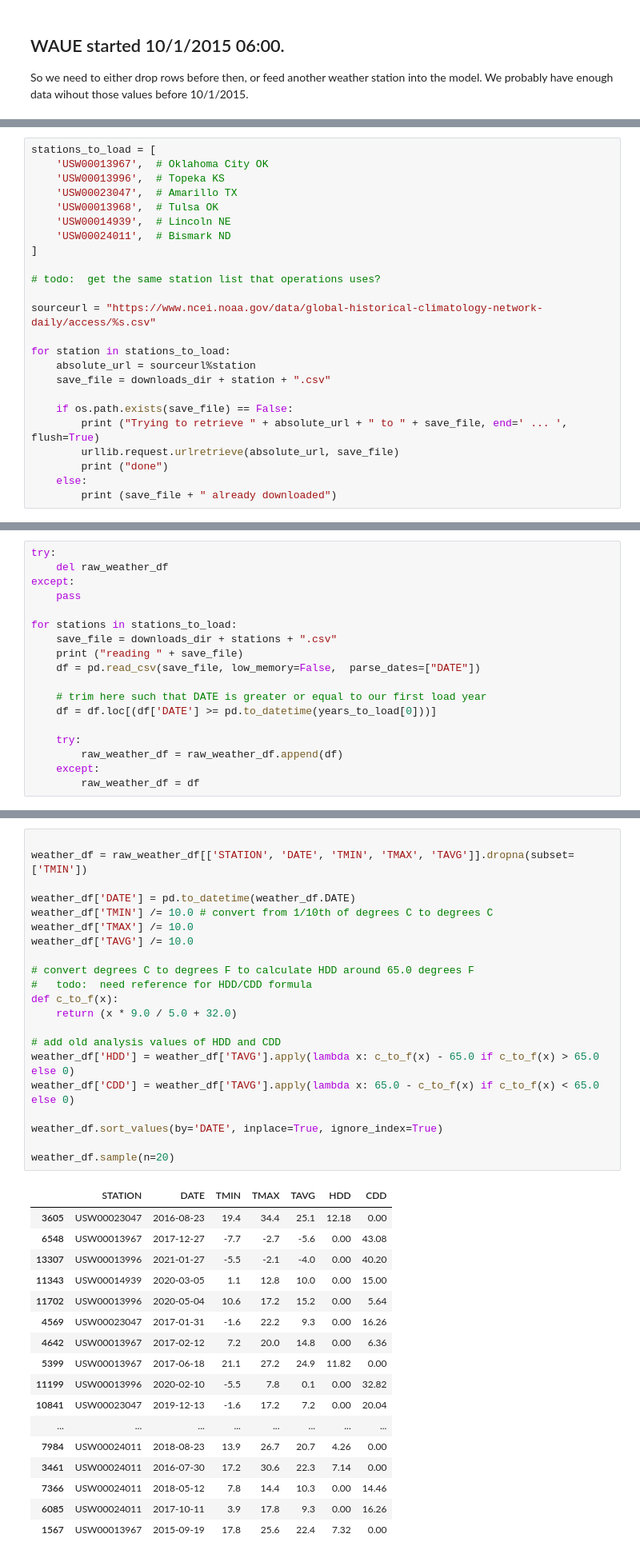
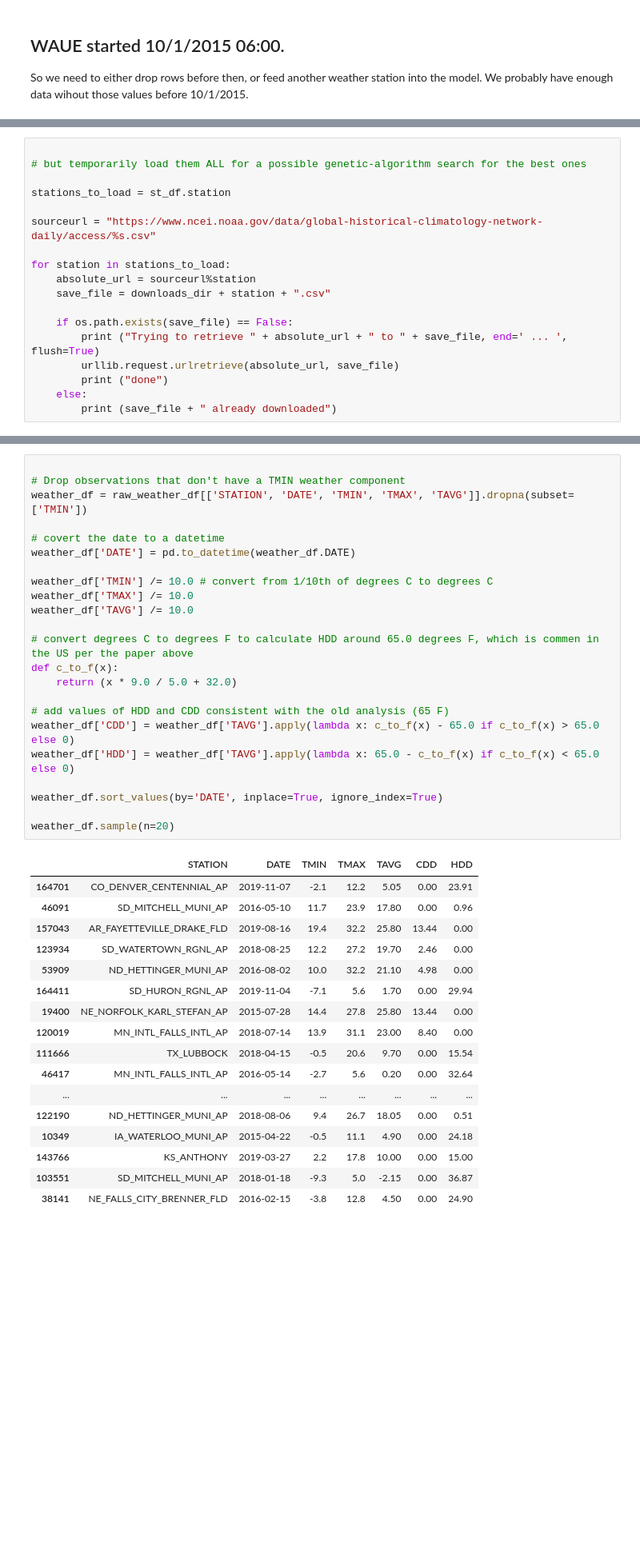
Before and after one commit to k5dru/CPSC_5383, a Jupyter notebook: 01_get_data.ipynb, the cells around one changed output, grey strips where cells are left out. Shown: that part at 80% size. Cells and saved outputs as stored; diff of their text form; blank space fills up the shorter version.

```diff
--- a/01_get_data.ipynb
+++ b/01_get_data.ipynb
@@ -358,14 +439,8 @@ So we need to either drop rows before then, or feed another weather station into
 # %%
-stations_to_load = [
-    'USW00013967',  # Oklahoma City OK
-    'USW00013996',  # Topeka KS
-    'USW00023047',  # Amarillo TX
-    'USW00013968',  # Tulsa OK
-    'USW00014939',  # Lincoln NE
-    'USW00024011',  # Bismark ND
-]
 
-# todo:  get the same station list that operations uses?
+# but temporarily load them ALL for a possible genetic-algorithm search for the best ones
+
+stations_to_load = st_df.station
 
 sourceurl = "https://www.ncei.noaa.gov/data/global-historical-climatology-network-daily/access/%s.csv"
 
@@ -389,18 +474,0 @@ downloads/USW00024011.csv already downloaded
-# %%
-try:
-    del raw_weather_df
-except:
-    pass
-
-for stations in stations_to_load:
-    save_file = downloads_dir + stations + ".csv"
-    print ("reading " + save_file)
-    df = pd.read_csv(save_file, low_memory=False,  parse_dates=["DATE"])
-
-    # trim here such that DATE is greater or equal to our first load year
-    df = df.loc[(df['DATE'] >= pd.to_datetime(years_to_load[0]))]
-
-    try:
-        raw_weather_df = raw_weather_df.append(df)
-    except:
-        raw_weather_df = df
@@ -453,42 +582,44 @@ Also choose here which attributes to keep. The old analysis only used "heating d
 # %%
 
+# Drop observations that don't have a TMIN weather component
 weather_df = raw_weather_df[['STATION', 'DATE', 'TMIN', 'TMAX', 'TAVG']].dropna(subset=['TMIN'])
 
+# covert the date to a datetime
 weather_df['DATE'] = pd.to_datetime(weather_df.DATE)
+
 weather_df['TMIN'] /= 10.0 # convert from 1/10th of degrees C to degrees C
 weather_df['TMAX'] /= 10.0
 weather_df['TAVG'] /= 10.0
 
-# convert degrees C to degrees F to calculate HDD around 65.0 degrees F
-#   todo:  need reference for HDD/CDD formula
+# convert degrees C to degrees F to calculate HDD around 65.0 degrees F, which is commen in the US per the paper above
 def c_to_f(x):
     return (x * 9.0 / 5.0 + 32.0)
 
-# add old analysis values of HDD and CDD
-weather_df['HDD'] = weather_df['TAVG'].apply(lambda x: c_to_f(x) - 65.0 if c_to_f(x) > 65.0 else 0)
-weather_df['CDD'] = weather_df['TAVG'].apply(lambda x: 65.0 - c_to_f(x) if c_to_f(x) < 65.0 else 0)
+# add values of HDD and CDD consistent with the old analysis (65 F)
+weather_df['CDD'] = weather_df['TAVG'].apply(lambda x: c_to_f(x) - 65.0 if c_to_f(x) > 65.0 else 0)
+weather_df['HDD'] = weather_df['TAVG'].apply(lambda x: 65.0 - c_to_f(x) if c_to_f(x) < 65.0 else 0)
 
 weather_df.sort_values(by='DATE', inplace=True, ignore_index=True)
 
 weather_df.sample(n=20)
 # %% [output]
-|  | STATION | DATE | TMIN | TMAX | TAVG | HDD | CDD |
-| 3605 | USW00023047 | 2016-08-23 | 19.4 | 34.4 | 25.1 | 12.18 | 0.00 |
-| 6548 | USW00013967 | 2017-12-27 | -7.7 | -2.7 | -5.6 | 0.00 | 43.08 |
-| 13307 | USW00013996 | 2021-01-27 | -5.5 | -2.1 | -4.0 | 0.00 | 40.20 |
-| 11343 | USW00014939 | 2020-03-05 | 1.1 | 12.8 | 10.0 | 0.00 | 15.00 |
-| 11702 | USW00013996 | 2020-05-04 | 10.6 | 17.2 | 15.2 | 0.00 | 5.64 |
-| 4569 | USW00023047 | 2017-01-31 | -1.6 | 22.2 | 9.3 | 0.00 | 16.26 |
-| 4642 | USW00013967 | 2017-02-12 | 7.2 | 20.0 | 14.8 | 0.00 | 6.36 |
-| 5399 | USW00013967 | 2017-06-18 | 21.1 | 27.2 | 24.9 | 11.82 | 0.00 |
-| 11199 | USW00013996 | 2020-02-10 | -5.5 | 7.8 | 0.1 | 0.00 | 32.82 |
-| 10841 | USW00023047 | 2019-12-13 | -1.6 | 17.2 | 7.2 | 0.00 | 20.04 |
+|  | STATION | DATE | TMIN | TMAX | TAVG | CDD | HDD |
+| 164701 | CO_DENVER_CENTENNIAL_AP | 2019-11-07 | -2.1 | 12.2 | 5.05 | 0.00 | 23.91 |
+| 46091 | SD_MITCHELL_MUNI_AP | 2016-05-10 | 11.7 | 23.9 | 17.80 | 0.00 | 0.96 |
+| 157043 | AR_FAYETTEVILLE_DRAKE_FLD | 2019-08-16 | 19.4 | 32.2 | 25.80 | 13.44 | 0.00 |
+| 123934 | SD_WATERTOWN_RGNL_AP | 2018-08-25 | 12.2 | 27.2 | 19.70 | 2.46 | 0.00 |
+| 53909 | ND_HETTINGER_MUNI_AP | 2016-08-02 | 10.0 | 32.2 | 21.10 | 4.98 | 0.00 |
+| 164411 | SD_HURON_RGNL_AP | 2019-11-04 | -7.1 | 5.6 | 1.70 | 0.00 | 29.94 |
+| 19400 | NE_NORFOLK_KARL_STEFAN_AP | 2015-07-28 | 14.4 | 27.8 | 25.80 | 13.44 | 0.00 |
+| 120019 | MN_INTL_FALLS_INTL_AP | 2018-07-14 | 13.9 | 31.1 | 23.00 | 8.40 | 0.00 |
+| 111666 | TX_LUBBOCK | 2018-04-15 | -0.5 | 20.6 | 9.70 | 0.00 | 15.54 |
+| 46417 | MN_INTL_FALLS_INTL_AP | 2016-05-14 | -2.7 | 5.6 | 0.20 | 0.00 | 32.64 |
 | ... | ... | ... | ... | ... | ... | ... | ... |
-| 7984 | USW00024011 | 2018-08-23 | 13.9 | 26.7 | 20.7 | 4.26 | 0.00 |
-| 3461 | USW00024011 | 2016-07-30 | 17.2 | 30.6 | 22.3 | 7.14 | 0.00 |
-| 7366 | USW00024011 | 2018-05-12 | 7.8 | 14.4 | 10.3 | 0.00 | 14.46 |
-| 6085 | USW00024011 | 2017-10-11 | 3.9 | 17.8 | 9.3 | 0.00 | 16.26 |
-| 1567 | USW00013967 | 2015-09-19 | 17.8 | 25.6 | 22.4 | 7.32 | 0.00 |
+| 122190 | ND_HETTINGER_MUNI_AP | 2018-08-06 | 9.4 | 26.7 | 18.05 | 0.00 | 0.51 |
+| 10349 | IA_WATERLOO_MUNI_AP | 2015-04-22 | -0.5 | 11.1 | 4.90 | 0.00 | 24.18 |
+| 143766 | KS_ANTHONY | 2019-03-27 | 2.2 | 17.8 | 10.00 | 0.00 | 15.00 |
+| 103551 | SD_MITCHELL_MUNI_AP | 2018-01-18 | -9.3 | 5.0 | -2.15 | 0.00 | 36.87 |
+| 38141 | NE_FALLS_CITY_BRENNER_FLD | 2016-02-15 | -3.8 | 12.8 | 4.50 | 0.00 | 24.90 |
 # %%
 weather_df.describe()
 # This is what the old analysis used the average of TMIN,TMAX as TAVG.
```
Also changed, not shown: parts of 36 cells of this notebook, 7 other files.
